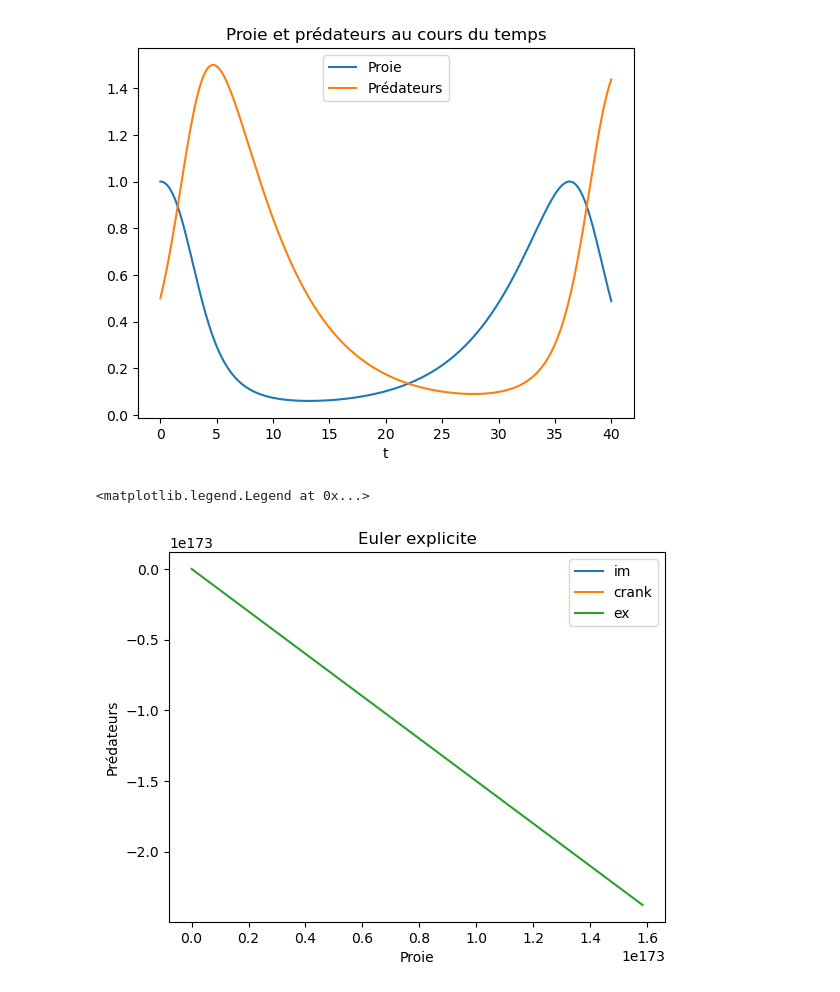
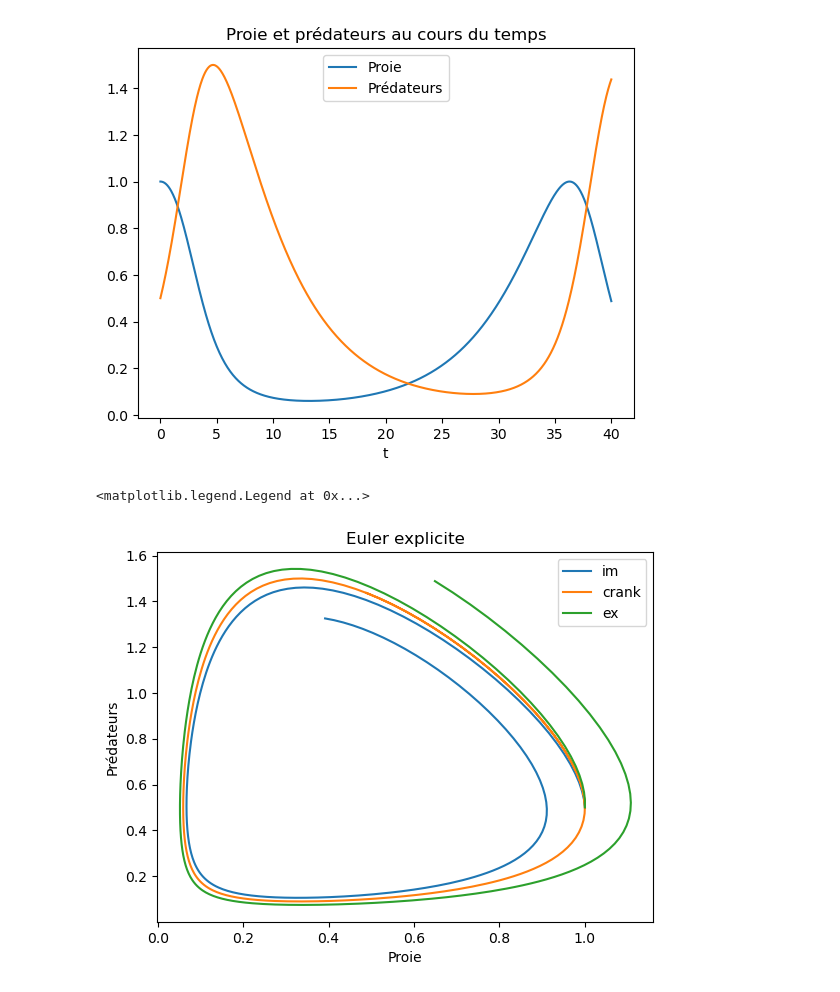
Before and after one commit to AhlamOUARDI/Agreg_textes_de_modelisation, a Jupyter notebook: Système proies-prédateurs de Voltera-Lotka.ipynb, the cells around one changed output. Drawn from its saved outputs; the diff is of its cells as text; code cells hidden in the pictures.

```diff
--- a/Système proies-prédateurs de Voltera-Lotka.ipynb
+++ b/Système proies-prédateurs de Voltera-Lotka.ipynb
@@ -102,31 +102,33 @@ def implicite(k,n):
         X.append(Y)
     return X
 
 def crank(k,n):
     dt=T/n
     X=[[x0,y0]]
     for i in range (0,n):
         Y=X[i].copy()
         for a in range (k):
             Y=X[i]+dt*(f(Y)+f(X[i]))/2
         X.append(Y)
     return X
+
+T=8
 Si=implicite(10,250)
 proies=[Si[i][0] for i in range (len(Si))]
 predateurs=[Si[i][1] for i in range (len(Si))]
 plt.plot(proies,predateurs, label='im')
 Sc=crank(10,250)
 proiesc=[Sc[i][0] for i in range (len(Sc))]
 predateursc=[Sc[i][1] for i in range (len(Sc))]
 plt.plot(proiesc,predateursc, label='crank')
 S=explicite(250)
 Proies=[S[i][0] for i in range (len(S))]
 Predateurs=[S[i][1] for i in range (len(S))]
 plt.plot(Proies,Predateurs, label='ex')
 plt.xlabel('Proie')
 plt.ylabel('Prédateurs')
 plt.title('Euler explicite')
 plt.legend()
 # %% [output]
 <matplotlib.legend.Legend at 0x...>
-[figure, old version]
+[figure, new version]
```
